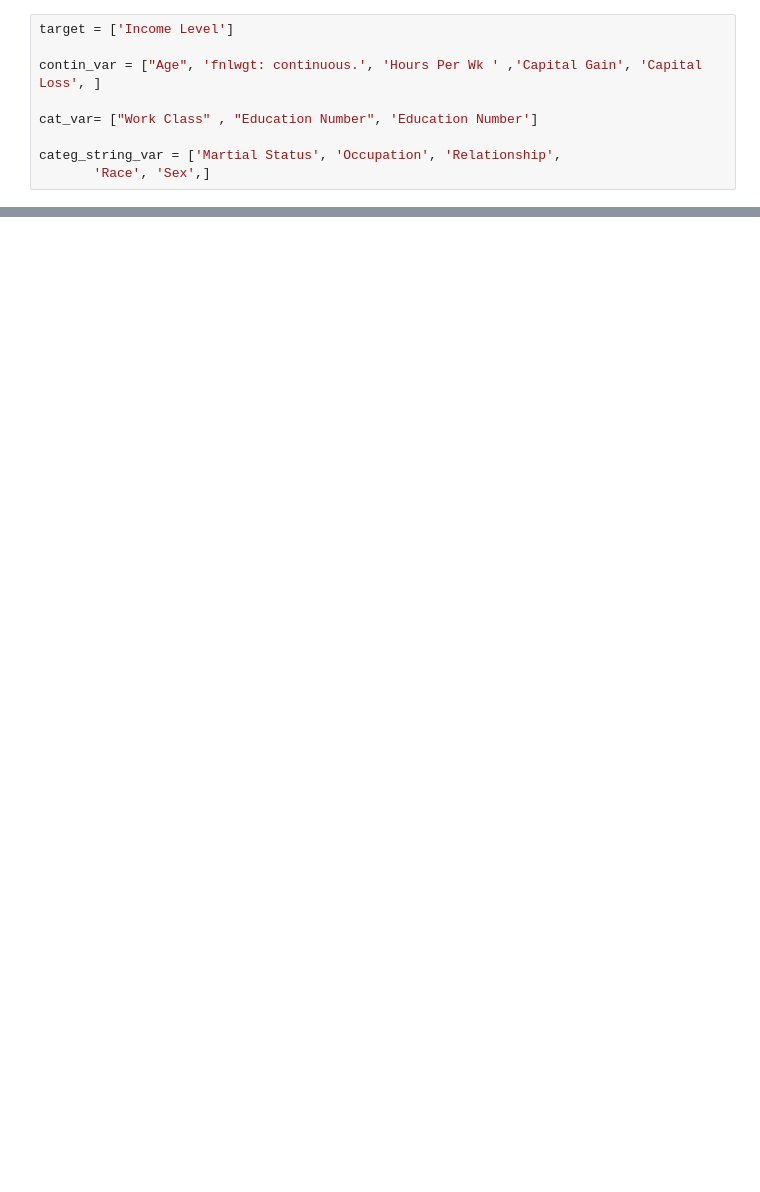
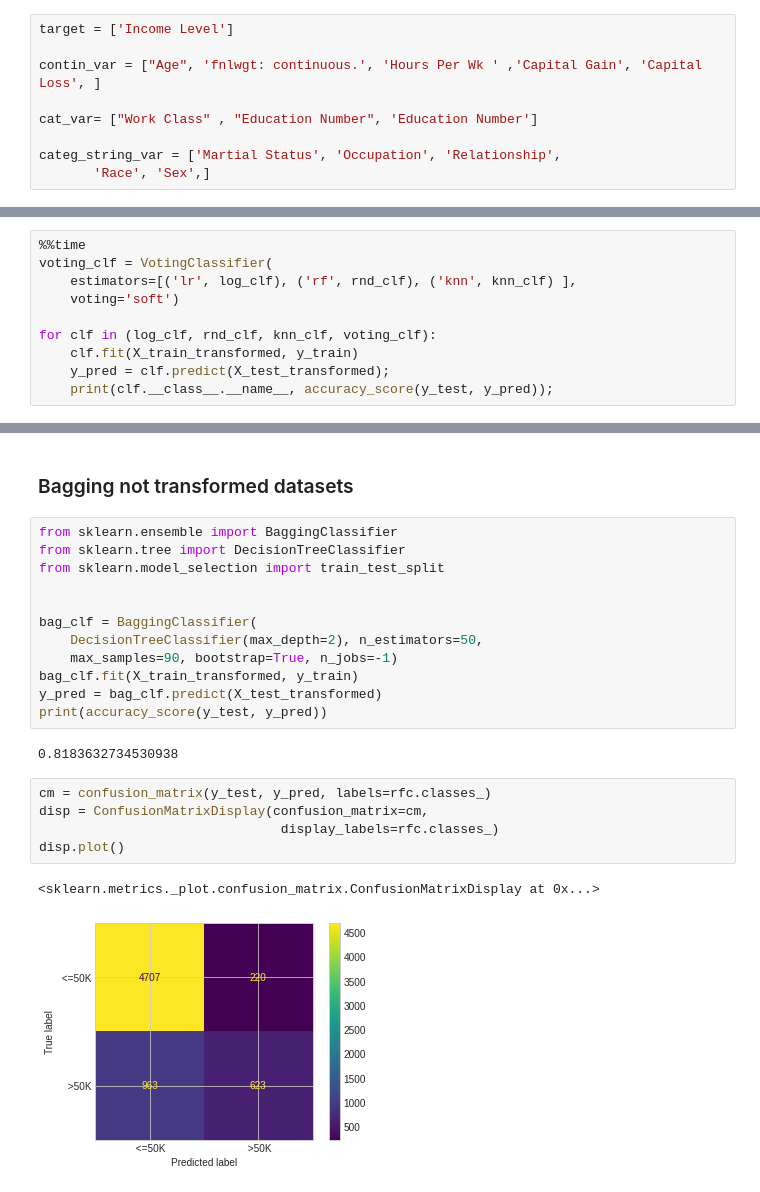
Before and after one commit to MaxSMCON/Group07, a Jupyter notebook: Group_7_ML.ipynb, the cells around one changed output, grey strips where cells are left out. Saved outputs shown, nothing was run; the diff lists cells and outputs as text; blank space fills up the shorter version.

```diff
--- a/Group_7_ML.ipynb
+++ b/Group_7_ML.ipynb
@@ -739,0 +913,10 @@ plt.show()
+# %%
+%%time
+voting_clf = VotingClassifier(
+    estimators=[('lr', log_clf), ('rf', rnd_clf), ('knn', knn_clf) ],
+    voting='soft')
+
+for clf in (log_clf, rnd_clf, knn_clf, voting_clf):
+    clf.fit(X_train_transformed, y_train)
+    y_pred = clf.predict(X_test_transformed);
+    print(clf.__class__.__name__, accuracy_score(y_test, y_pred));
@@ -739,0 +942,24 @@ plt.show()
+# %% [markdown]
+### Bagging not transformed datasets
+# %%
+from sklearn.ensemble import BaggingClassifier
+from sklearn.tree import DecisionTreeClassifier
+from sklearn.model_selection import train_test_split
+
+
+bag_clf = BaggingClassifier(
+    DecisionTreeClassifier(max_depth=2), n_estimators=50,
+    max_samples=90, bootstrap=True, n_jobs=-1)
+bag_clf.fit(X_train_transformed, y_train)
+y_pred = bag_clf.predict(X_test_transformed)
+print(accuracy_score(y_test, y_pred))
+# %% [output]
+0.8183632734530938
+# %%
+cm = confusion_matrix(y_test, y_pred, labels=rfc.classes_)
+disp = ConfusionMatrixDisplay(confusion_matrix=cm,
+                               display_labels=rfc.classes_)
+disp.plot()
+# %% [output]
+<sklearn.metrics._plot.confusion_matrix.ConfusionMatrixDisplay at 0x...>
+[figure, added]
```
Also changed, not shown: parts of 45 cells of this notebook.
